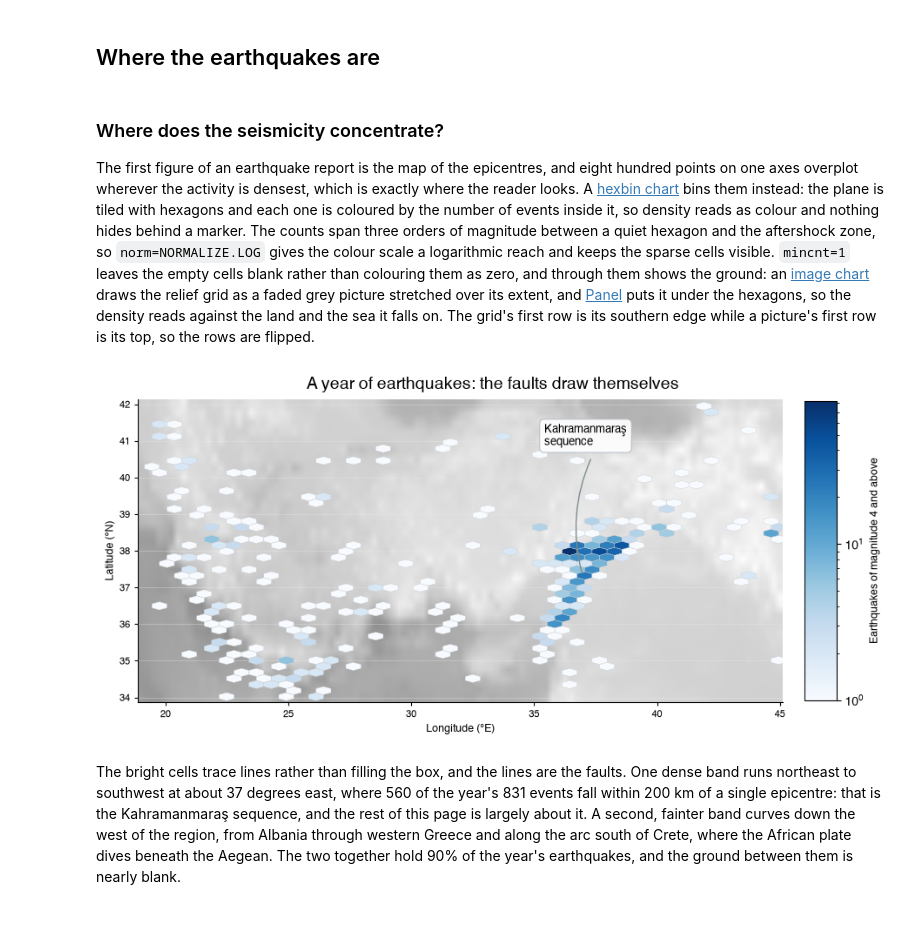
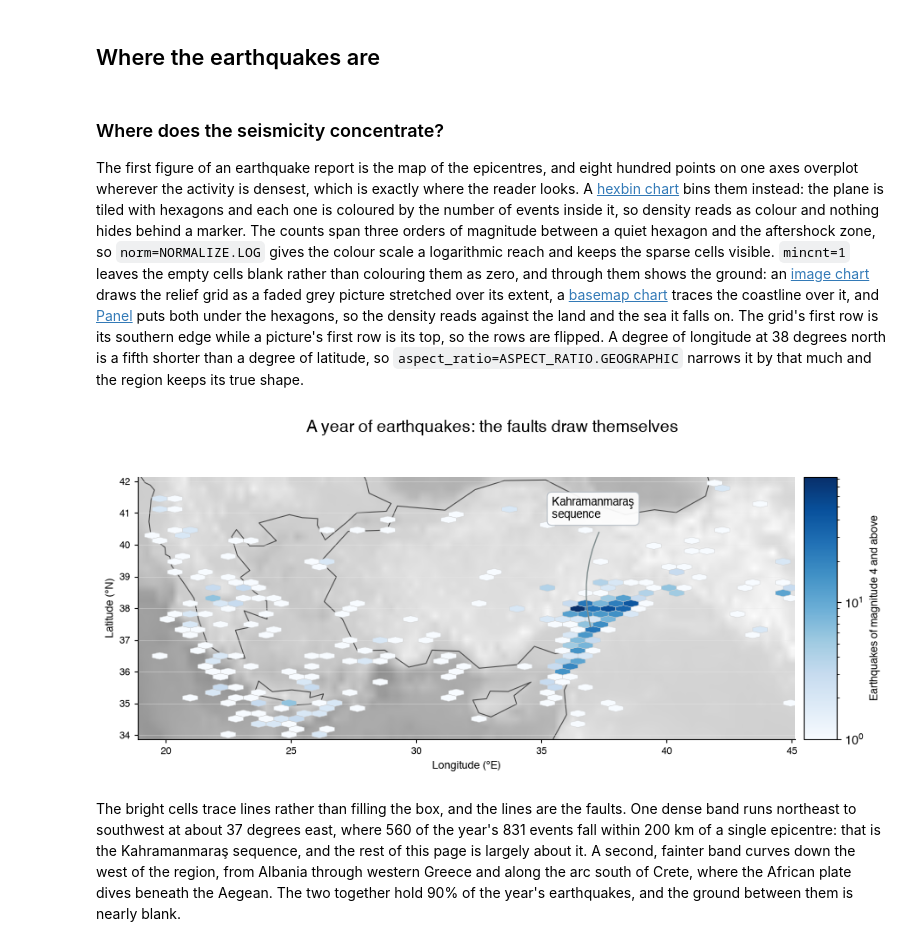
Before and after one commit to eriknovak/datachart, a Jupyter notebook: docs/use-cases/seismology.ipynb, the cells around one changed output. Cells and saved outputs as stored; diff of their text form; code cells hidden in the pictures; blank space fills up the shorter version.

Commit message:
docs(seismology): the bundled coastline and the geographic aspect on the epicentre map

```diff
--- a/docs/use-cases/seismology.ipynb
+++ b/docs/use-cases/seismology.ipynb
@@ -532,7 +534,7 @@ STATIONS = [
 # %% [markdown]
 ### Where does the seismicity concentrate?
 
-The first figure of an earthquake report is the map of the epicentres, and eight hundred points on one axes overplot wherever the activity is densest, which is exactly where the reader looks. A [hexbin chart](../../how-to-guides/charts/hexbinchart/) bins them instead: the plane is tiled with hexagons and each one is coloured by the number of events inside it, so density reads as colour and nothing hides behind a marker. The counts span three orders of magnitude between a quiet hexagon and the aftershock zone, so `norm=NORMALIZE.LOG` gives the colour scale a logarithmic reach and keeps the sparse cells visible. `mincnt=1` leaves the empty cells blank rather than colouring them as zero, and through them shows the ground: an [image chart](../../how-to-guides/charts/imagechart/) draws the relief grid as a faded grey picture stretched over its extent, and [Panel](../../how-to-guides/utility/panel/) puts it under the hexagons, so the density reads against the land and the sea it falls on. The grid's first row is its southern edge while a picture's first row is its top, so the rows are flipped.
+The first figure of an earthquake report is the map of the epicentres, and eight hundred points on one axes overplot wherever the activity is densest, which is exactly where the reader looks. A [hexbin chart](../../how-to-guides/charts/hexbinchart/) bins them instead: the plane is tiled with hexagons and each one is coloured by the number of events inside it, so density reads as colour and nothing hides behind a marker. The counts span three orders of magnitude between a quiet hexagon and the aftershock zone, so `norm=NORMALIZE.LOG` gives the colour scale a logarithmic reach and keeps the sparse cells visible. `mincnt=1` leaves the empty cells blank rather than colouring them as zero, and through them shows the ground: an [image chart](../../how-to-guides/charts/imagechart/) draws the relief grid as a faded grey picture stretched over its extent, a [basemap chart](../../how-to-guides/charts/basemapchart/) traces the coastline over it, and [Panel](../../how-to-guides/utility/panel/) puts both under the hexagons, so the density reads against the land and the sea it falls on. The grid's first row is its southern edge while a picture's first row is its top, so the rows are flipped. A degree of longitude at 38 degrees north is a fifth shorter than a degree of latitude, so `aspect_ratio=ASPECT_RATIO.GEOGRAPHIC` narrows it by that much and the region keeps its true shape.
 # %%
 LATITUDE, LONGITUDE, DEPTH, MAGNITUDE = 1, 2, 3, 4
 latitude = np.array([event[LATITUDE] for event in EVENTS])
@@ -559,36 +561,46 @@ relief_image = ImageChart(
     style={"plot_image_alpha": 0.45, "plot_image_interpolation": "bilinear"},
 )
 
 density = HexbinChart(
     {"x": longitude.tolist(), "y": latitude.tolist()},
     gridsize=42,
     # counts run from 1 to several hundred, so the colour scale is logarithmic
     norm=NORMALIZE.LOG,
     mincnt=1,
     # a hairline edge keeps the single-event cells visible on white
     style={"plot_hexbin_edge_width": 0.3, "plot_hexbin_edge_color": "#d0d0d0"},
     show_colorbars=True,
     colorbar={"label": "Earthquakes of magnitude 4 and above"},
     texts={
         "text": "Kahramanmaraş\nsequence",
         "x": 0.63,
         "y": 0.88,
         "coords": "axes",
         "target": (longitude[main], latitude[main]),
     },
 )
 
-# the image sits below the hexagons whatever the order of the figures
+# the coastline alone, so the relief shows through the land, drawn darker
+# than the theme grey so it reads on the relief
+coastline = BasemapChart(
+    BASEMAP_FEATURE.COASTLINE,
+    style={"plot_basemap_coastline_color": "#4d4d4d", "plot_basemap_coastline_width": 0.8},
+)
+
+# the image and the coastline sit below the hexagons whatever the order of
+# the figures; between the two, the one listed first draws first
 epicentre_figure = Panel(
-    [relief_image, density],
+    [relief_image, coastline, density],
     title="A year of earthquakes: the faults draw themselves",
     xlabel="Longitude (°E)",
     ylabel_left="Latitude (°N)",
+    # a degree of longitude narrowed by the cosine of the mid latitude
+    aspect_ratio=ASPECT_RATIO.GEOGRAPHIC,
     figsize=(9.0, 4.2),
 )
 epicentre_figure.show()
 # %% [output]
-[figure, old version]
+[figure, new version]
 # %% [markdown]
 The bright cells trace lines rather than filling the box, and the lines are the faults. One dense band runs northeast to southwest at about 37 degrees east, where 560 of the year's 831 events fall within 200 km of a single epicentre: that is the Kahramanmaraş sequence, and the rest of this page is largely about it. A second, fainter band curves down the west of the region, from Albania through western Greece and along the arc south of Crete, where the African plate dives beneath the Aegean. The two together hold 90% of the year's earthquakes, and the ground between them is nearly blank.
 # %% [markdown]
```
Also changed, not shown: parts of 3 cells of this notebook, 2 other files.
